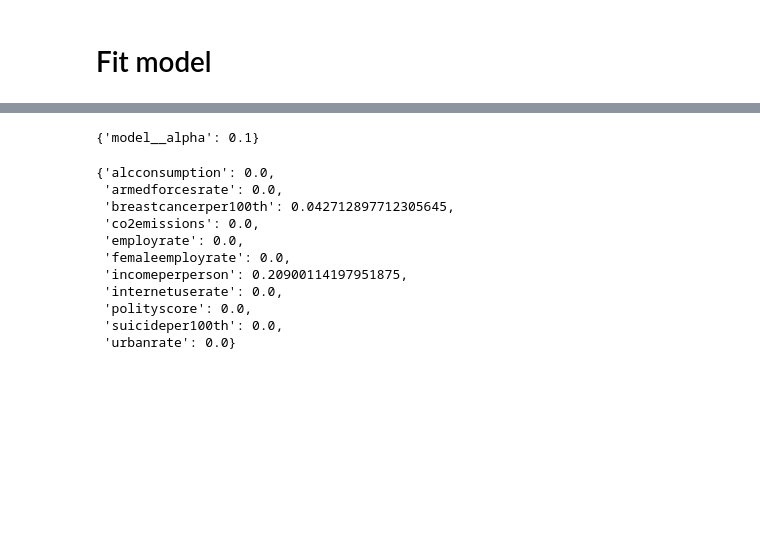
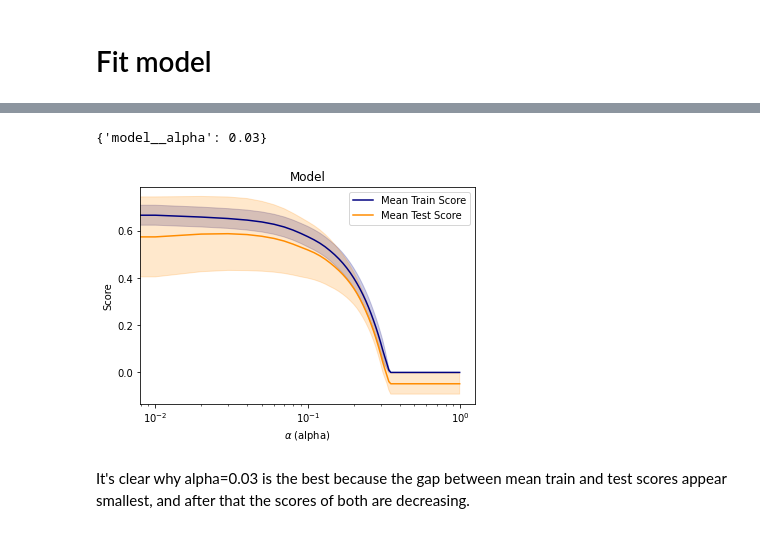
Before and after one commit to vankiee/ML_for_data_analysis, a Jupyter notebook: LassoRegression.ipynb, the cells around one changed output, grey strips where cells are left out. Drawn from its saved outputs; the diff is of its cells as text; code cells hidden in the pictures; blank space fills up the shorter version.

```diff
--- a/LassoRegression.ipynb
+++ b/LassoRegression.ipynb
@@ -59,9 +59,10 @@ dataset['lifeexpectancy'] = [1 if x >= 76.6 else 0 for x in dataset['lifeexpecta
 x = dataset[dataset.columns.drop(['country', 'lifeexpectancy'])]
 y = dataset['lifeexpectancy']
 
-train_ratio = .75
-validation_ratio = .15
-test_ratio = .10
+train_ratio = .7
+# since we're using GridSearchCV we don't need validation set
+# validation_ratio = .15
+test_ratio = .3
 
 # train is 75% of dataset
 x_train, x_test, y_train, y_test = train_test_split(x, y,
@@ -70,8 +71,8 @@ x_train, x_test, y_train, y_test = train_test_split(x, y,
 
 # test is 10% of initial dataset
 # validation is 15% of initial dataset
-x_val, x_test, y_val, y_test = train_test_split(x_test, y_test,
-                                                test_size = test_ratio/(test_ratio + validation_ratio))
+#x_val, x_test, y_val, y_test = train_test_split(x_test, y_test,
+#                                                test_size = test_ratio/(test_ratio + validation_ratio))
 # %%
 imputer = SimpleImputer(strategy='median')
 scaler = StandardScaler()
@@ -82,10 +83,13 @@ steps = [('imputer', imputer),
          ('model', model)]
 pipeline = Pipeline(steps=steps)
 
+alphas = np.arange(0, 1, 0.01)
+
 search = GridSearchCV(pipeline,
-                      {'model__alpha': np.arange(0.1, 10, 0.1)},
+                      {'model__alpha': alphas},
                       cv=5,
-                      scoring='neg_mean_squared_error',
+                      return_train_score=True,
+                      scoring='r2',
                       verbose=3)
 # %%
 search.fit(x_train, y_train)
@@ -148,20 +177,47 @@ GridSearchCV(cv=5, error_score=nan,
 # %%
 search.best_params_
 # %% [output]
-{'model__alpha': 0.1}
+{'model__alpha': 0.03}
-# %%
-coefficients = search.best_estimator_.named_steps['model'].coef_
-importance = np.abs(coefficients)
-dict(zip(x.columns, importance))
-# %% [output]
-{'alcconsumption': 0.0,
- 'armedforcesrate': 0.0,
- 'breastcancerper100th': 0.042712897712305645,
- 'co2emissions': 0.0,
- 'employrate': 0.0,
- 'femaleemployrate': 0.0,
- 'incomeperperson': 0.20900114197951875,
- 'internetuserate': 0.0,
- 'polityscore': 0.0,
- 'suicideper100th': 0.0,
- 'urbanrate': 0.0}
+# %%
+train_scores_mean = search.cv_results_["mean_train_score"]
+train_scores_std = search.cv_results_["std_train_score"]
+test_scores_mean = search.cv_results_["mean_test_score"]
+test_scores_std = search.cv_results_["std_test_score"]
+
+plt.figure()
+plt.title('Model')
+plt.xlabel('$\\alpha$ (alpha)')
+plt.ylabel('Score')
+
+# plot train scores
+plt.semilogx(alphas,
+             train_scores_mean,
+             label='Mean Train Score',
+             color = 'navy')
+
+# create shaded area between [mean-std, mean+std]
+plt.gca().fill_between(alphas,
+                       train_scores_mean - train_scores_std,
+                       train_scores_mean + train_scores_std,
+                       alpha=0.2, # for opacity
+                       color='navy')
+
+# plot test scores
+plt.semilogx(alphas,
+             test_scores_mean,
+             label='Mean Test Score',
+             color='darkorange')
+
+# create shaded area
+plt.gca().fill_between(alphas,
+                       test_scores_mean - test_scores_std,
+                       test_scores_mean + test_scores_std,
+                       alpha=0.2, # for opacity
+                       color='darkorange')
+
+plt.legend(loc='best')
+plt.show()
+# %% [output]
+[figure, added]
+# %% [markdown]
+It's clear why alpha=0.03 is the best because the gap between mean train and test scores appear smallest, and after that the scores of both are decreasing.
```
Also changed, not shown: parts of 6 cells of this notebook.
